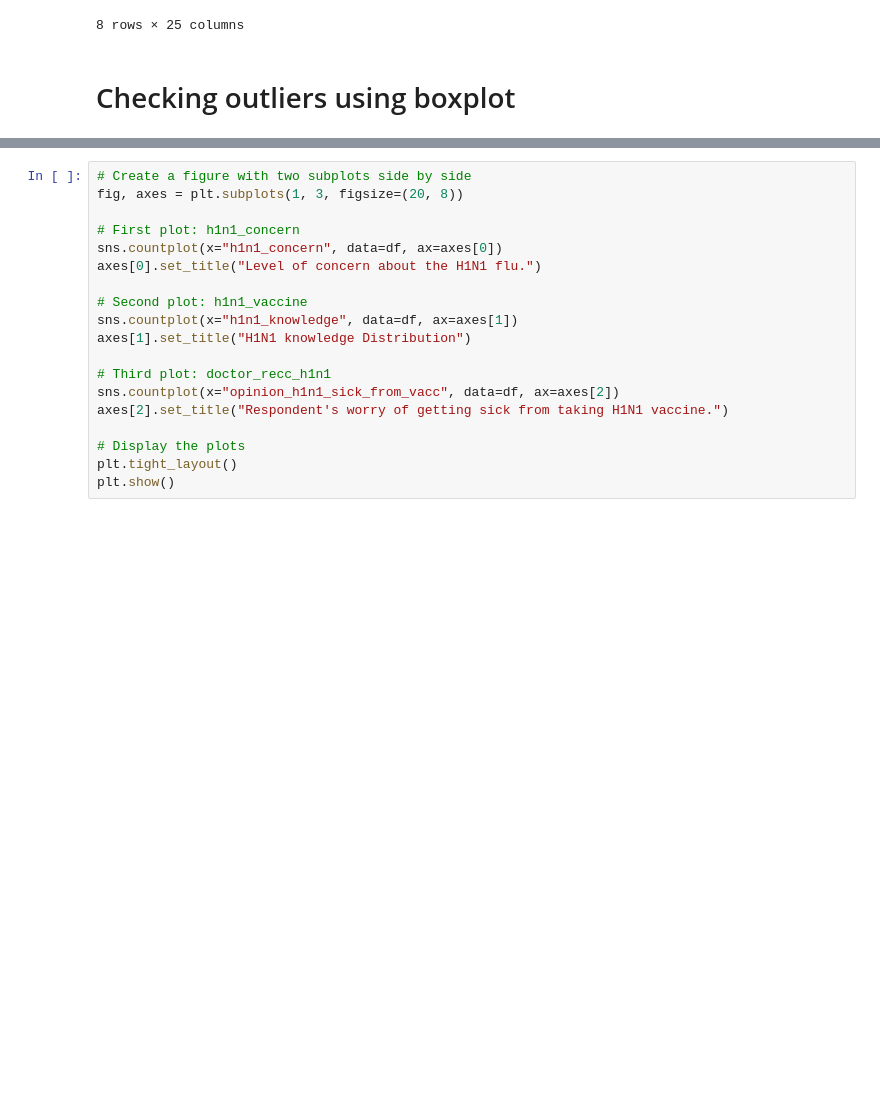
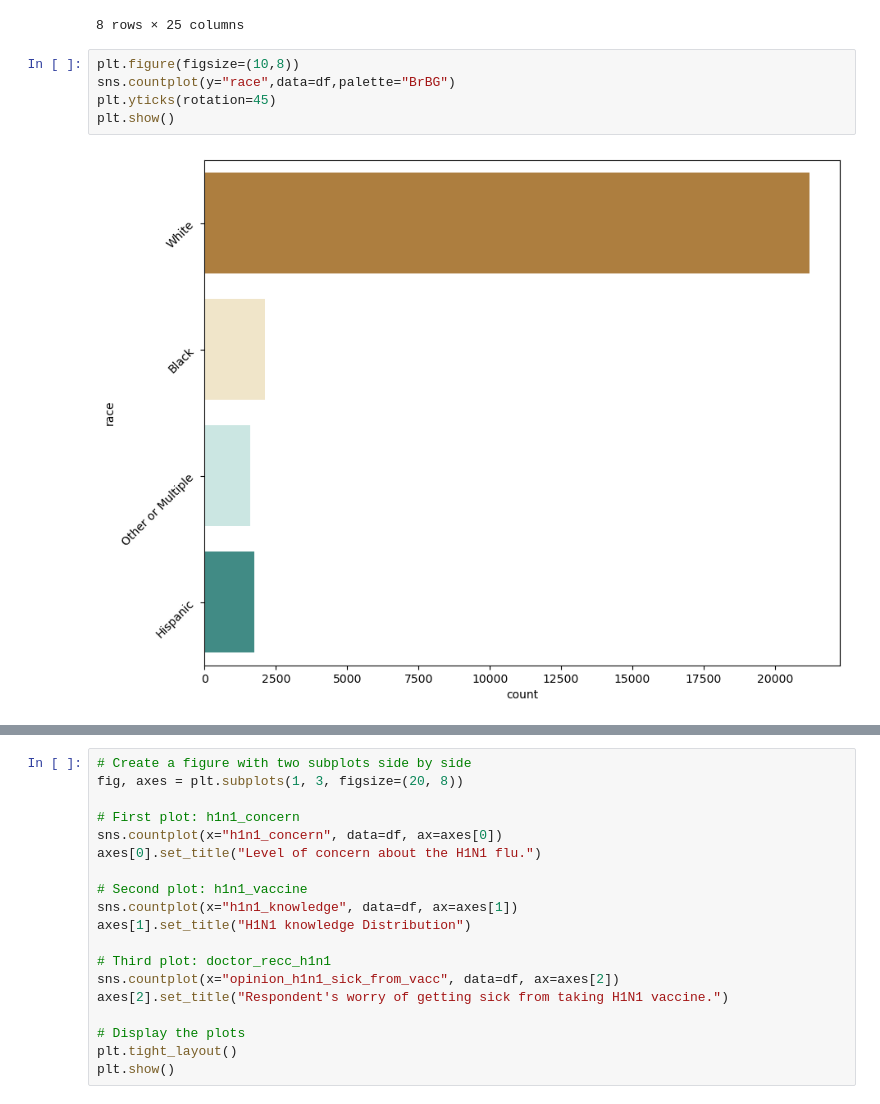
Before and after one commit to Angela-Mukulu-Mwanzia/H1N1-and-Seasonal-Flu-Vaccines, a Jupyter notebook: index.ipynb, the cells around one changed output, grey strips where cells are left out. Drawn from its saved outputs; the diff is of its cells as text; blank space fills up the shorter version.

```diff
--- a/index.ipynb
+++ b/index.ipynb
@@ -236,5 +236,10 @@ df.describe()
 | 75% | 20029.500000 | 2.000000 | 2.000000 | 0.000000 | 1.000000 | ... |
 | max | 26706.000000 | 3.000000 | 2.000000 | 1.000000 | 1.000000 | ... |
 8 rows × 25 columns
-# %% [markdown]
-# Checking outliers using boxplot
+# %%
+plt.figure(figsize=(10,8))
+sns.countplot(y="race",data=df,palette="BrBG")
+plt.yticks(rotation=45)
+plt.show()
+# %% [output]
+[figure, added]
```
Also changed, not shown: parts of 9 cells of this notebook.
